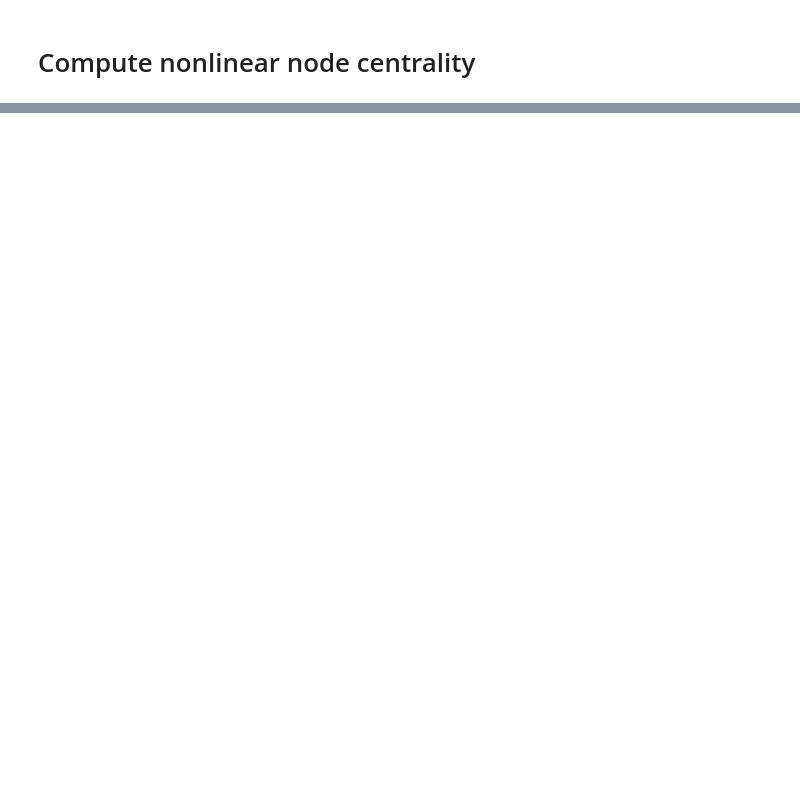
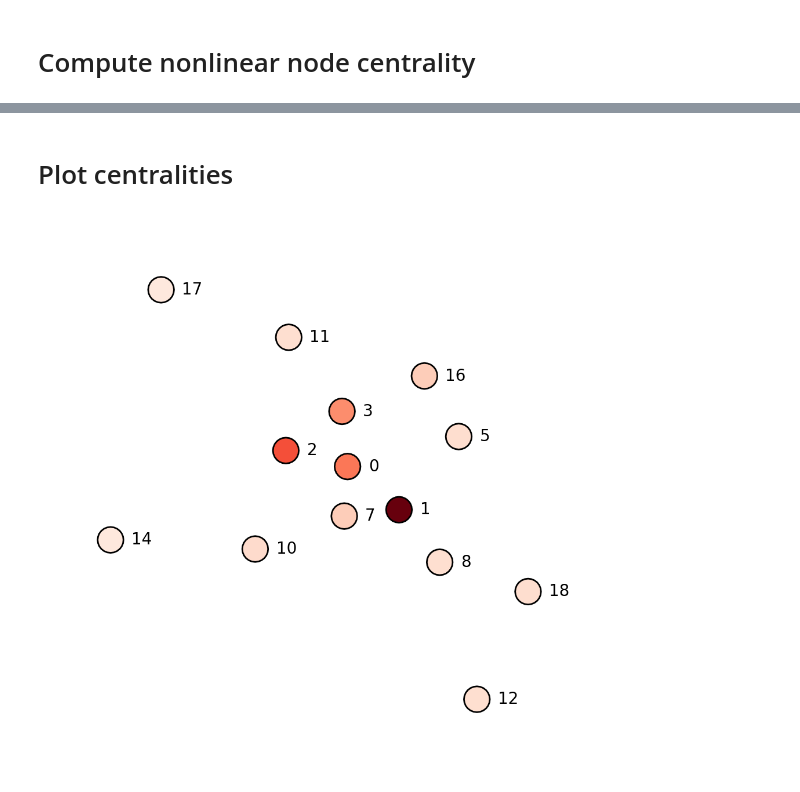
Before and after one commit to CooperStansbury/higher-order-single-cell, a Jupyter notebook: notebooks/core/hypergraph_centrality_simulation.ipynb, the cells around one changed output, grey strips where cells are left out. Cells and saved outputs as stored; diff of their text form; code cells hidden in the pictures; blank space fills up the shorter version.

```diff
--- a/notebooks/core/hypergraph_centrality_simulation.ipynb
+++ b/notebooks/core/hypergraph_centrality_simulation.ipynb
@@ -224,2 +227,24 @@ hnx.drawing.draw(hx,
+# %% [markdown]
+# Plot centralities
 # %%
-break
+colors = plt2.floats_to_colors(ncent, colormap='Reds')
+
+def node_color(v):
+    return colors[v, :]
+
+
+plt.rcParams['figure.dpi'] = 200
+plt.rcParams['figure.figsize'] = 6, 6
+
+hnx.drawing.draw(hx,
+                 with_node_counts=False,
+                 with_edge_counts=False,
+                 with_edge_labels=False,
+                 with_node_labels=True,
+                 node_radius=2,
+                 nodes_kwargs={'color': node_color, 'ec' : 'k'},
+                 edges_kwargs={'edgecolors': 'w',},
+                 layout_kwargs = {'seed': 39},
+                )
+# %% [output]
+[figure, added]
```
Also changed, not shown: parts of 20 cells of this notebook, 5 other files.
